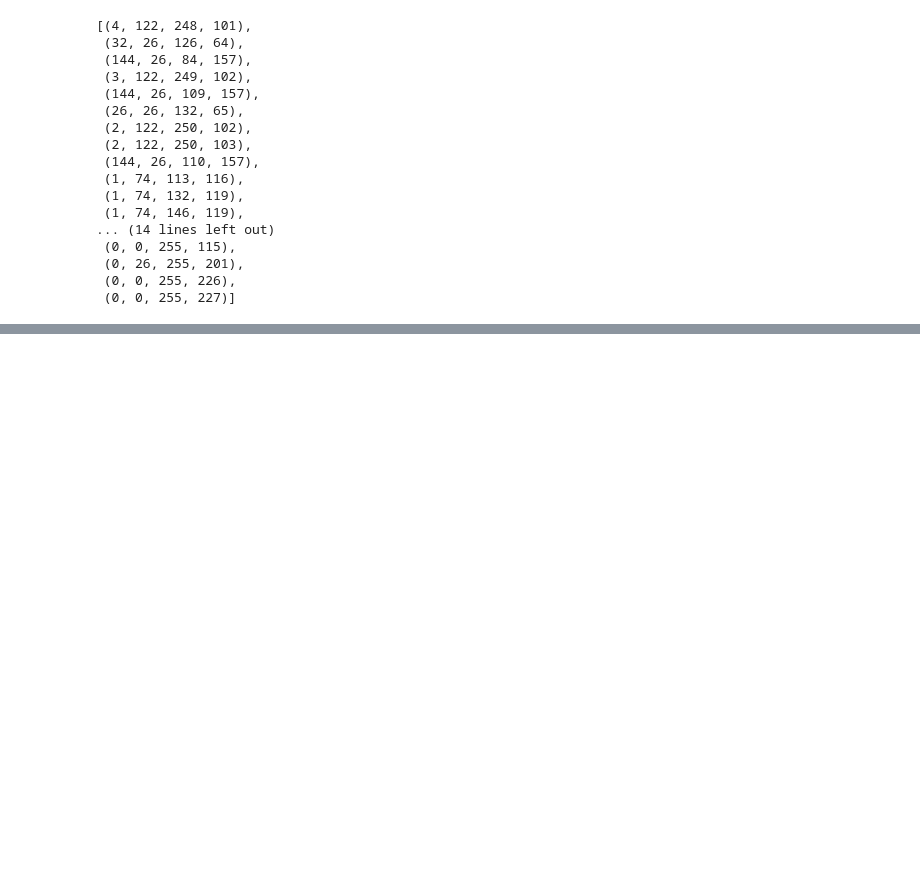
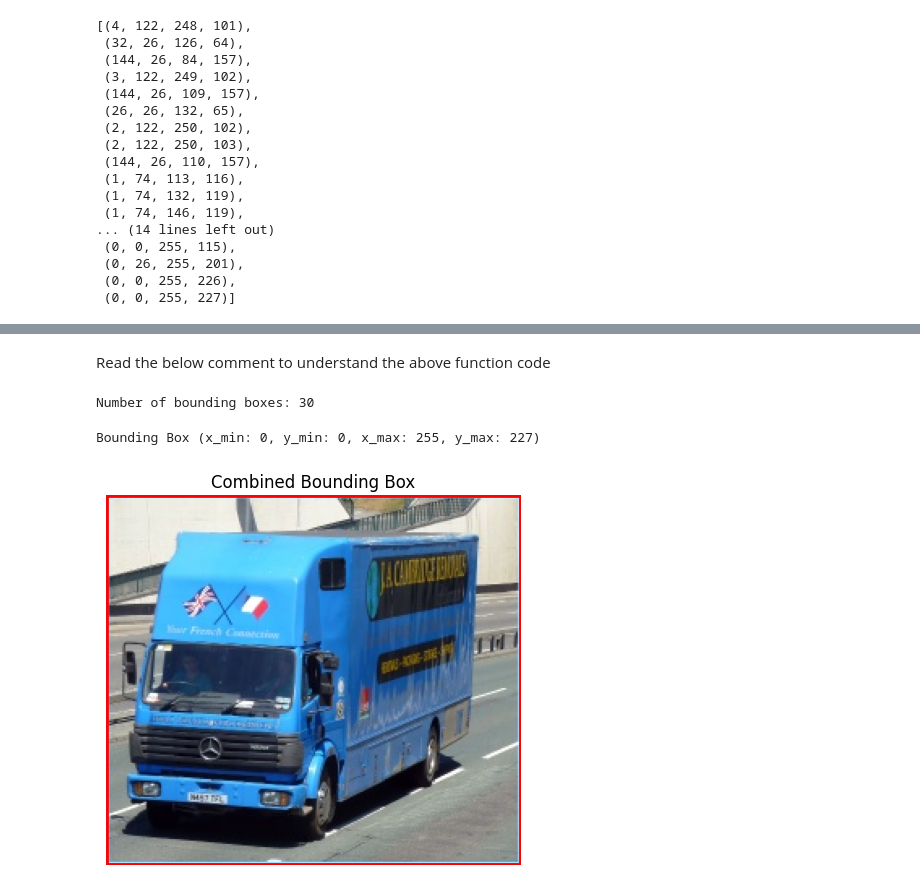
Before and after one commit to uniquesht1/Object-Detection, a Jupyter notebook: notebook/selective_search.ipynb, the cells around one changed output, grey strips where cells are left out. Cells and saved outputs as stored; diff of their text form; code cells hidden in the pictures; blank space fills up the shorter version.

Commit message:
Combined all the bounded box into a single box

```diff
--- a/notebook/selective_search.ipynb
+++ b/notebook/selective_search.ipynb
@@ -105,0 +109,17 @@ plt.show()
+# %%
+# Function to find the minimum bounding box that encloses all rectangles
+def combine_bounding_boxes(bboxes):
+    if len(bboxes) == 0:
+        return (0, 0, 0, 0)  # No bounding box found
+
+    x_min = min([bb[0] for bb in bboxes])
+    y_min = min([bb[1] for bb in bboxes])
+    x_max = max([bb[0] + bb[2] for bb in bboxes])
+    y_max = max([bb[1] + bb[3] for bb in bboxes])
+
+    # Debugging: Print out the bounding box dimensions
+    print(f"Bounding Box (x_min: {x_min}, y_min: {y_min}, x_max: {x_max}, y_max: {y_max})")
+
+    return (x_min, y_min, x_max - x_min, y_max - y_min)
+# %% [markdown]
+Read the below comment to understand the above function code
@@ -105,0 +140,31 @@ plt.show()
+# %%
+# Extract candidate regions
+bboxes = extract_candidates(img)
+# %%
+# Check if any bounding boxes were detected
+if len(bboxes) == 0:
+    print("No bounding boxes found.")
+else:
+    print(f"Number of bounding boxes: {len(bboxes)}")
+# %% [output]
+Number of bounding boxes: 30
+# %%
+# Combine bounding boxes into a single rectangle
+combined_bbox = combine_bounding_boxes(bboxes)
+# %% [output]
+Bounding Box (x_min: 0, y_min: 0, x_max: 255, y_max: 227)
+# %%
+# Plot the image
+plt.imshow(img)
+plt.axis('off')
+
+# Draw the combined bounding box only if it is valid
+if combined_bbox[2] > 0 and combined_bbox[3] > 0:
+    rect = patches.Rectangle(combined_bbox[:2], combined_bbox[2], combined_bbox[3], linewidth=2, edgecolor='r', facecolor='none')
+    plt.gca().add_patch(rect)
+else:
+    print("Invalid combined bounding box.")
+plt.title('Combined Bounding Box')
+plt.show()
+# %% [output]
+[figure, added]
```
Also changed, not shown: parts of 5 cells of this notebook.
